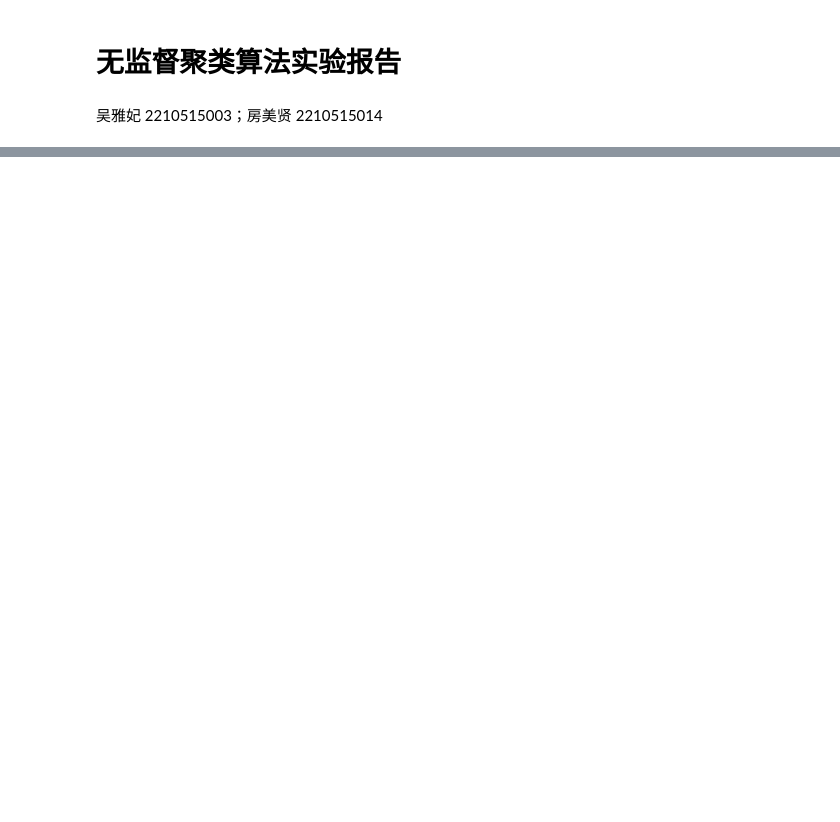
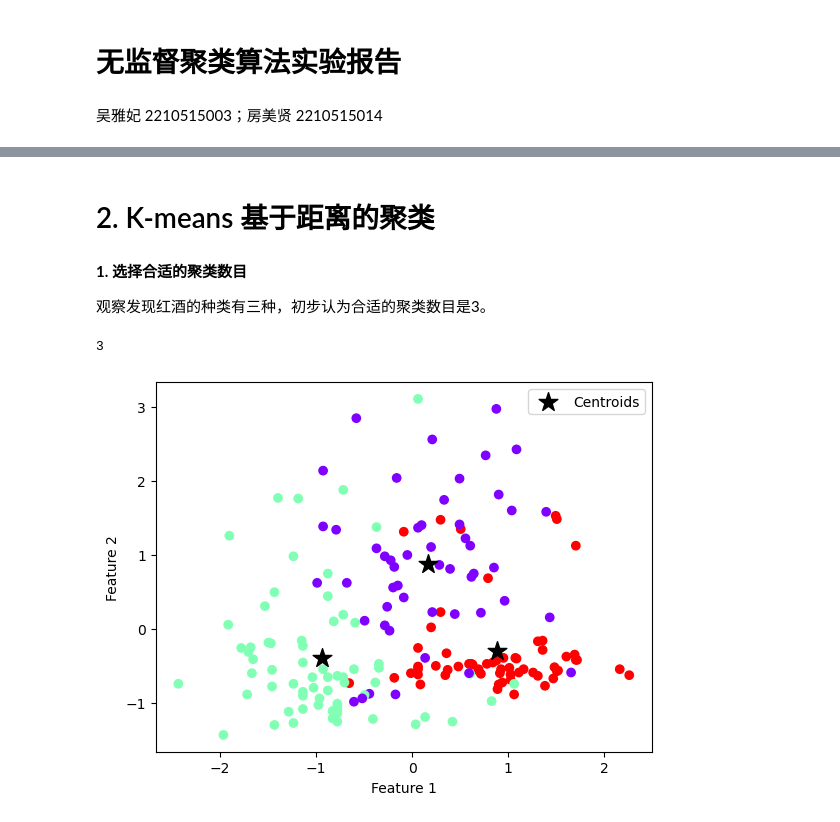
Before and after one commit to Finorita/Machine-Learning, a Jupyter notebook: homework4-code.ipynb, the cells around one changed output, grey strips where cells are left out. Cells and saved outputs as stored; diff of their text form; code cells hidden in the pictures; blank space fills up the shorter version.

```diff
--- a/homework4-code.ipynb
+++ b/homework4-code.ipynb
@@ -500,0 +22,15 @@ ROCK（基于链接的聚类）可以解决离散属性数据的聚类问题。
+# %%
+
+# a. 数据清洗（这里wine数据集已经很干净，无需清洗）
+# b. 缺失值处理
+wine_data = pd.read_table('./wine.data',sep=',',header=None)
+wine_data.info()
+print("wine数据集没有缺失值,不需要进行缺失值的处理")
+
+# c. 观察数据发现需要进行特征值的缩放处理
+X = wine_data.iloc[:,1:]
+y = wine_data.iloc[:,0]
+
+X = X.to_numpy()
+scaler = StandardScaler()
+X = scaler.fit_transform(X)
@@ -500,0 +55,27 @@ ROCK（基于链接的聚类）可以解决离散属性数据的聚类问题。
+# %% [markdown]
+<a id='5'></a>
+# 2. K-means 基于距离的聚类
+# %% [markdown]
+**1. 选择合适的聚类数目**
+
+观察发现红酒的种类有三种，初步认为合适的聚类数目是3。
+# %%
+len(set(y))
+# %% [output]
+3
+# %%
+# 使用最佳的聚类数目，重新进行聚类，并展示结果
+kmeans = KMeans(n_clusters=3, random_state=0)
+kmeans.fit(X)
+labels = kmeans.labels_
+centers = kmeans.cluster_centers_
+
+# 绘制聚类结果，以第一和第二个特征为例
+plt.scatter(X[:, 0], X[:, 1], c=labels, cmap='rainbow')
+plt.scatter(centers[:, 0], centers[:, 1], marker='*', s=200, c='black', label='Centroids')
+plt.xlabel('Feature 1')
+plt.ylabel('Feature 2')
+plt.legend()
+plt.show()
+# %% [output]
+[figure, added]
```
Also changed, not shown: parts of 58 cells of this notebook, 1 other file.
